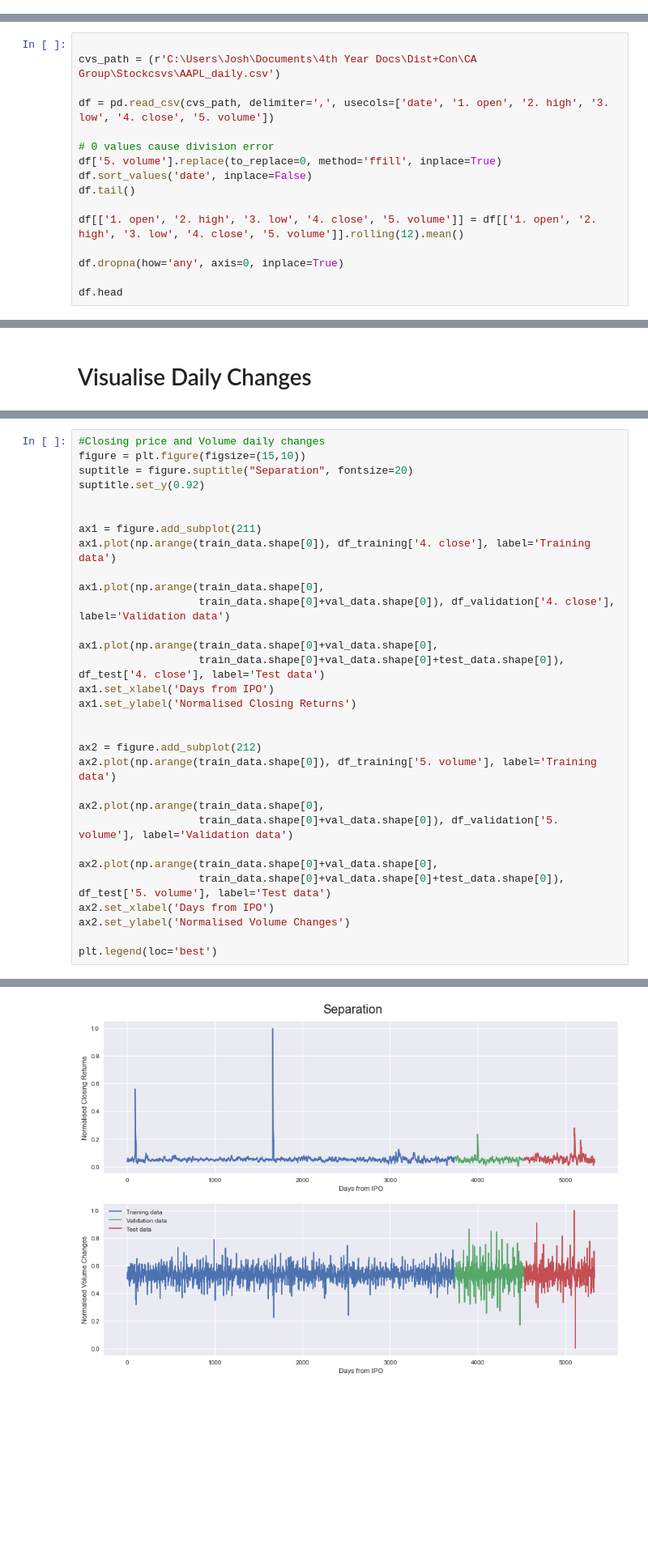
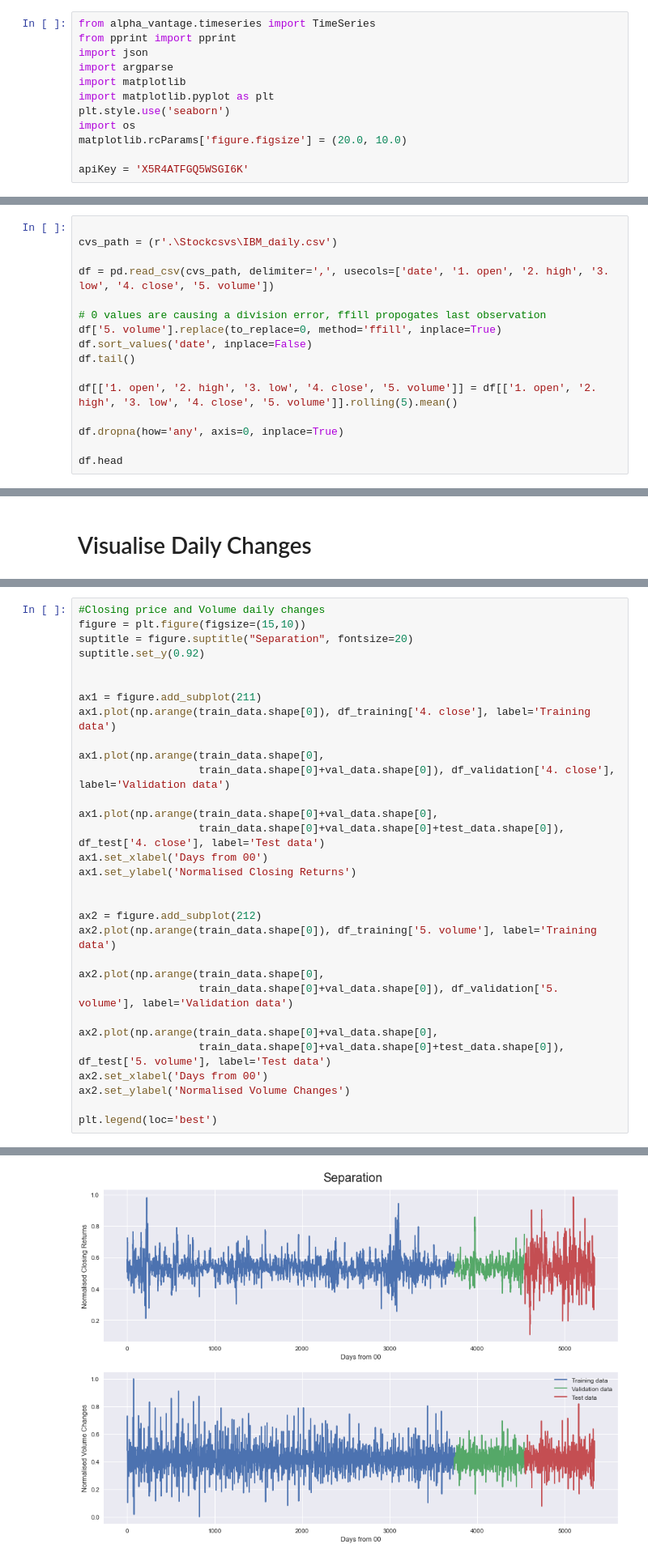
Before and after one commit to JHudzi/Group_DataSci_CA, a Jupyter notebook: LSTM.ipynb, the cells around one changed output, grey strips where cells are left out. Shown at 81% size. Cells and saved outputs as stored; diff of their text form; blank space fills up the shorter version.

```diff
--- a/LSTM.ipynb
+++ b/LSTM.ipynb
@@ -0,0 +15,12 @@
+# %%
+from alpha_vantage.timeseries import TimeSeries
+from pprint import pprint
+import json
+import argparse
+import matplotlib
+import matplotlib.pyplot as plt
+plt.style.use('seaborn')
+import os
+matplotlib.rcParams['figure.figsize'] = (20.0, 10.0)
+
+apiKey = 'X5R4ATFGQ5WSGI6K'
@@ -35,15 +152,15 @@ hyp_par_len = 90
 # %%
 
-cvs_path = (r'C:\Users\Josh\Documents\4th Year Docs\Dist+Con\CA Group\Stockcsvs\AAPL_daily.csv')
+cvs_path = (r'.\Stockcsvs\IBM_daily.csv')
 
 df = pd.read_csv(cvs_path, delimiter=',', usecols=['date', '1. open', '2. high', '3. low', '4. close', '5. volume'])
 
-# 0 values cause division error
+# 0 values are causing a division error, ffill propogates last observation
 df['5. volume'].replace(to_replace=0, method='ffill', inplace=True)
 df.sort_values('date', inplace=False)
 df.tail()
 
-df[['1. open', '2. high', '3. low', '4. close', '5. volume']] = df[['1. open', '2. high', '3. low', '4. close', '5. volume']].rolling(12).mean()
+df[['1. open', '2. high', '3. low', '4. close', '5. volume']] = df[['1. open', '2. high', '3. low', '4. close', '5. volume']].rolling(5).mean()
 
 df.dropna(how='any', axis=0, inplace=True)
 
@@ -158,33 +285,33 @@ Test shape: (799, 5)
 #Closing price and Volume daily changes
 figure = plt.figure(figsize=(15,10))
 suptitle = figure.suptitle("Separation", fontsize=20)
 suptitle.set_y(0.92)
 
 
 ax1 = figure.add_subplot(211)
 ax1.plot(np.arange(train_data.shape[0]), df_training['4. close'], label='Training data')
 
 ax1.plot(np.arange(train_data.shape[0],
                    train_data.shape[0]+val_data.shape[0]), df_validation['4. close'], label='Validation data')
 
 ax1.plot(np.arange(train_data.shape[0]+val_data.shape[0],
                    train_data.shape[0]+val_data.shape[0]+test_data.shape[0]), df_test['4. close'], label='Test data')
-ax1.set_xlabel('Days from IPO')
+ax1.set_xlabel('Days from 00')
 ax1.set_ylabel('Normalised Closing Returns')
 
 
 ax2 = figure.add_subplot(212)
 ax2.plot(np.arange(train_data.shape[0]), df_training['5. volume'], label='Training data')
 
 ax2.plot(np.arange(train_data.shape[0],
                    train_data.shape[0]+val_data.shape[0]), df_validation['5. volume'], label='Validation data')
 
 ax2.plot(np.arange(train_data.shape[0]+val_data.shape[0],
                    train_data.shape[0]+val_data.shape[0]+test_data.shape[0]), df_test['5. volume'], label='Test data')
-ax2.set_xlabel('Days from IPO')
+ax2.set_xlabel('Days from 00')
 ax2.set_ylabel('Normalised Volume Changes')
 
 plt.legend(loc='best')
 # %% [output]
 <matplotlib.legend.Legend at 0x...>
-[figure, old version]
+[figure, new version]
```
Also changed, not shown: parts of 30 cells of this notebook, 17 other files.
